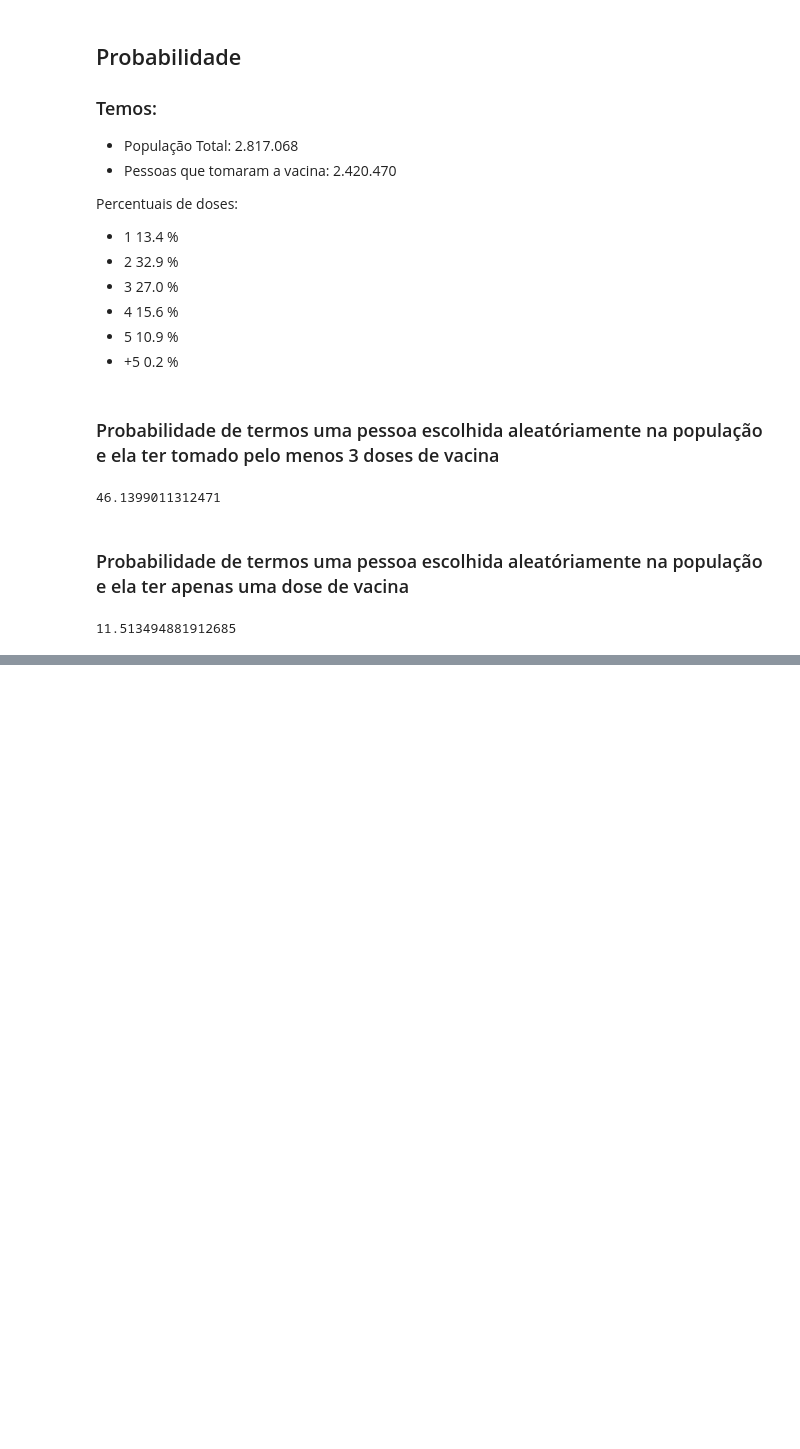
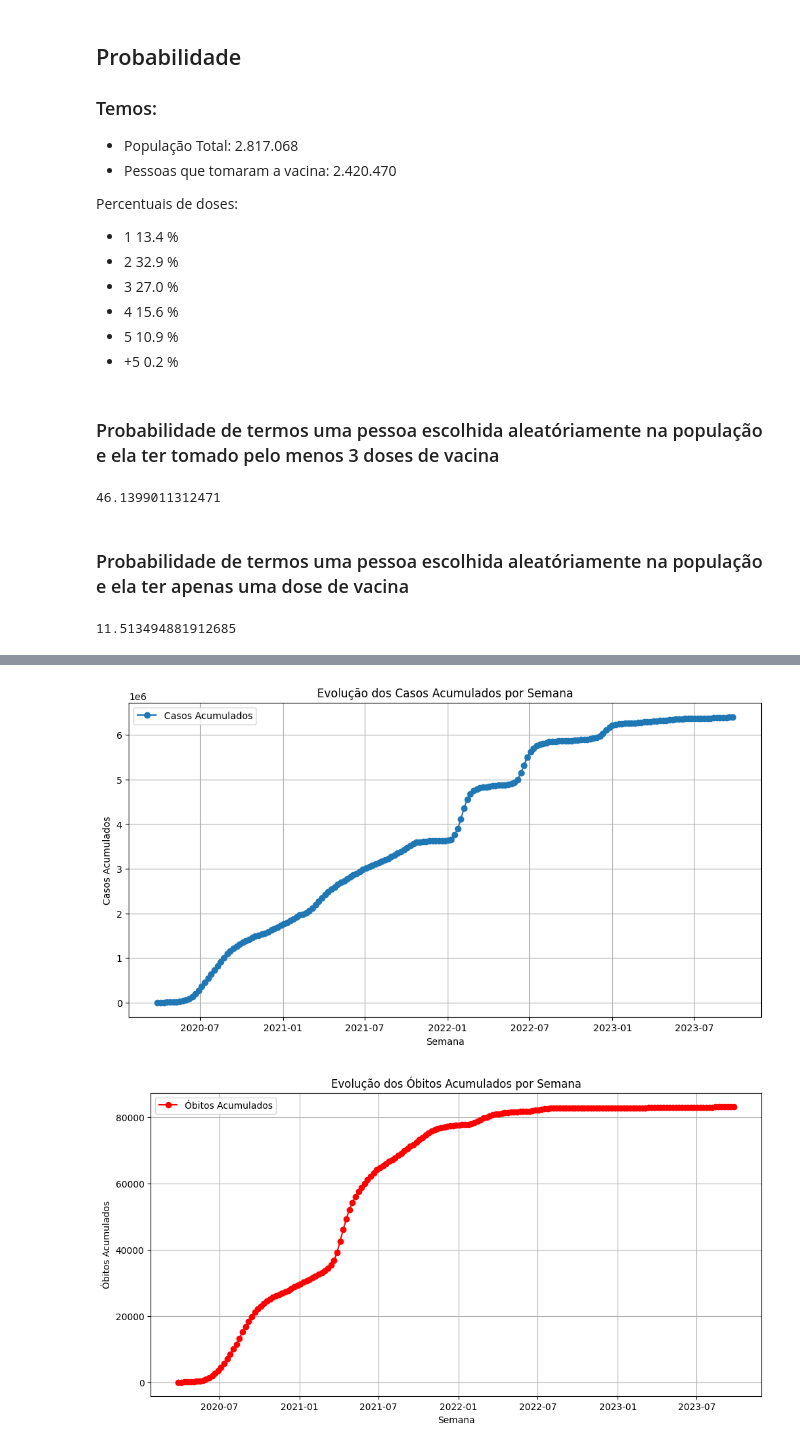
Before and after one commit to maurodomingues/Vacinacao_COVID19_DF, a Jupyter notebook: analise_estatistica.ipynb, the cells around one changed output, grey strips where cells are left out. Cells and saved outputs as stored; diff of their text form; code cells hidden in the pictures; blank space fills up the shorter version.

```diff
--- a/analise_estatistica.ipynb
+++ b/analise_estatistica.ipynb
@@ -561,0 +605,2 @@ probabilidade_umadose*100
+# %%
+df_covid = pd.read_csv('Dados_covid_DF')
@@ -561,0 +623,4 @@ probabilidade_umadose*100
+# %%
+## Para o gráfico ficar mais legivel agruparemos os dados por semana
+df_covid['data'] = pd.to_datetime(df_covid['data'])
+df_semanal_c = df_covid.resample('W', on='data').sum()
@@ -561,0 +644,30 @@ probabilidade_umadose*100
+# %%
+#Exclui a ultima linha
+indice_ultima_linha = df_semanal_c.index[-1]
+df_semanal_c = df_semanal_c.drop(indice_ultima_linha)
+# %%
+plt.figure(figsize=(12, 6))
+plt.plot(df_semanal_c.index, df_semanal_c['casosAcumulado'], marker='o', linestyle='-', label='Casos Acumulados')
+plt.xlabel('Semana')
+plt.ylabel('Casos Acumulados')
+plt.title('Evolução dos Casos Acumulados por Semana')
+plt.legend()
+plt.grid(True)
+
+# Exiba o gráfico
+plt.show()
+
+# Crie o gráfico de linha para óbitos acumulados
+plt.figure(figsize=(12, 6))
+plt.plot(df_semanal_c.index, df_semanal_c['obitosAcumulado'], marker='o', linestyle='-', color='red', label='Óbitos Acumulados')
+plt.xlabel('Semana')
+plt.ylabel('Óbitos Acumulados')
+plt.title('Evolução dos Óbitos Acumulados por Semana')
+plt.legend()
+plt.grid(True)
+
+# Exiba o gráfico
+plt.show()
+# %% [output]
+[figure, added]
+[figure, added]
```
Also changed, not shown: parts of 13 cells of this notebook, 2 other files.
